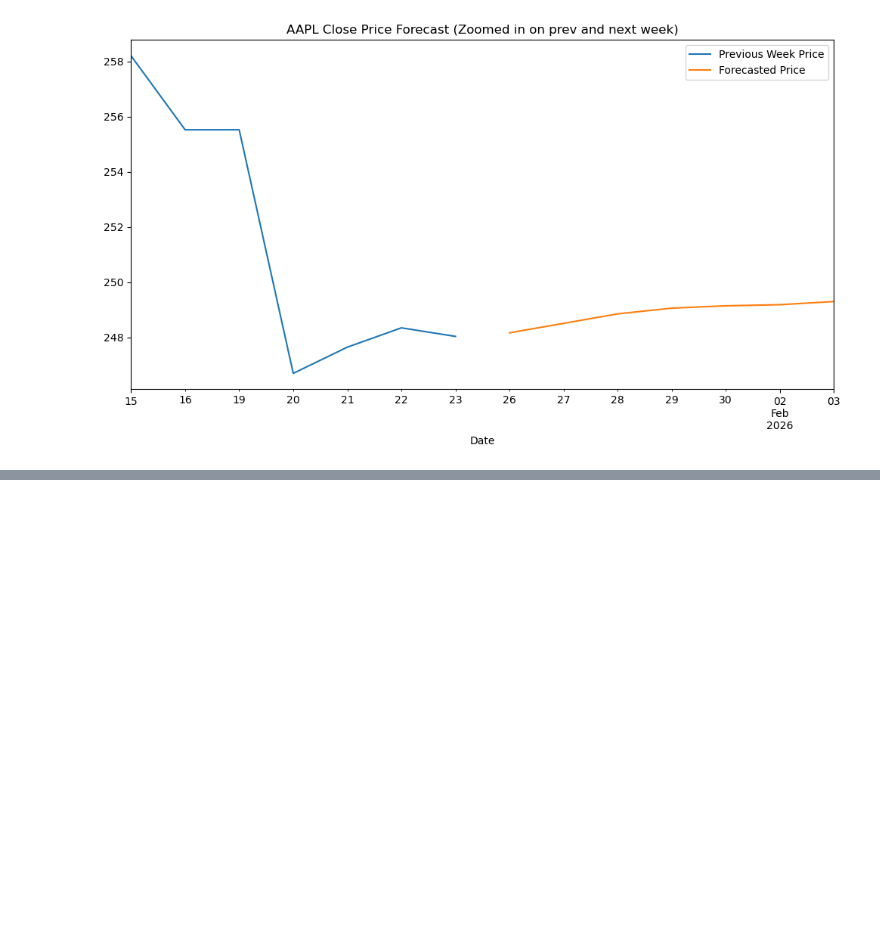
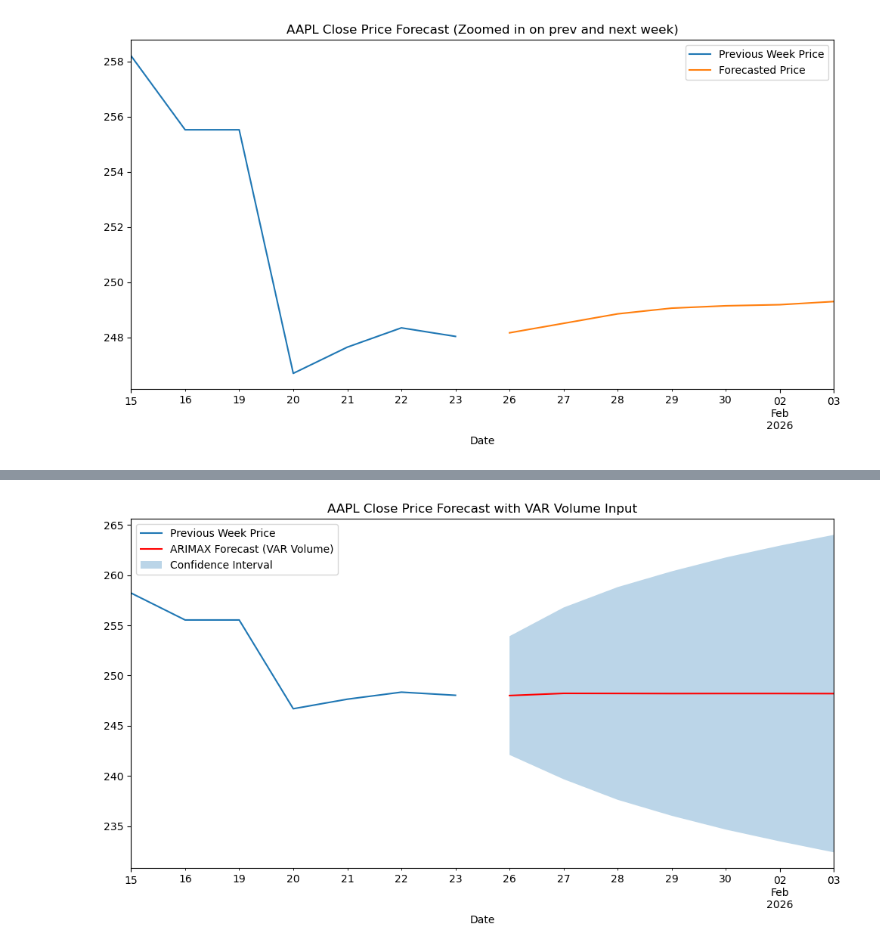
Before and after one commit to thakur-tejasva/GDG_AI-ML, a Jupyter notebook: Task-1/simple_predictor.ipynb, the cells around one changed output, grey strips where cells are left out. Saved outputs shown, nothing was run; the diff lists cells and outputs as text; code cells hidden in the pictures; blank space fills up the shorter version.

Commit message:
added the VAR volume output to Arimax, and compared with actual data.

```diff
--- a/Task-1/simple_predictor.ipynb
+++ b/Task-1/simple_predictor.ipynb
@@ -235,0 +240,38 @@ plt.show()
+# %%
+future_exog = final_forecast[['volume']].copy()
+future_exog['log_volume'] = np.log(future_exog['volume'])
+future_exog = future_exog[['log_volume']]
+
+arimax_model = ARIMA(
+    df['price'],
+    exog=np.log(df['Volume']),
+    order=(5, 1, 0) #like before
+)
+arimax_fit = arimax_model.fit()
+
+# Forecast with VAR-predicted volume, but now we don't lag as we have the forecasted volume for the next 7 days directly
+arimax_forecast = arimax_fit.get_forecast(
+    steps=7,
+    exog=future_exog.values
+)
+
+# Extract forecast and confidence intervals
+mean_forecast = arimax_forecast.predicted_mean
+conf_int = arimax_forecast.conf_int()
+
+# Plotting
+plt.figure(figsize=(12, 6))
+prev_week.plot(label='Previous Week Price')
+mean_forecast.plot(color='red', label='ARIMAX Forecast (VAR Volume)')
+plt.fill_between(
+    conf_int.index,
+    conf_int.iloc[:, 0],
+    conf_int.iloc[:, 1],
+    alpha=0.3,
+    label='Confidence Interval'
+)
+plt.title(f"{ticker} Close Price Forecast with VAR Volume Input")
+plt.legend()
+plt.show()
+# %% [output]
+[figure, added]
```
Also changed, not shown: parts of 2 cells of this notebook, 1 other file.
